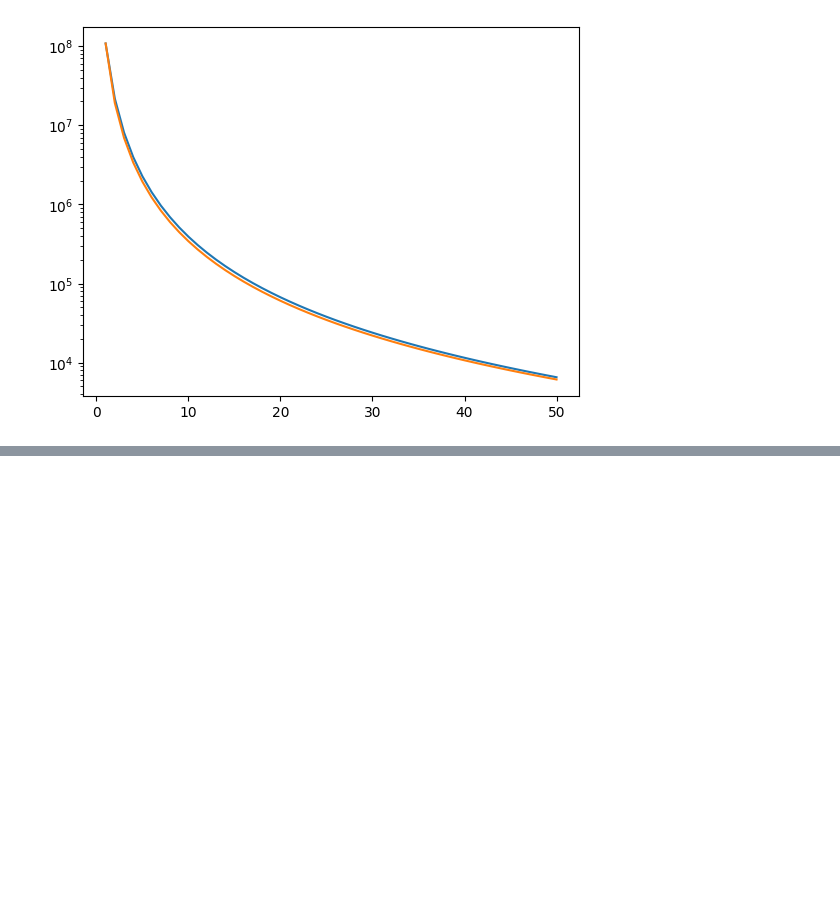
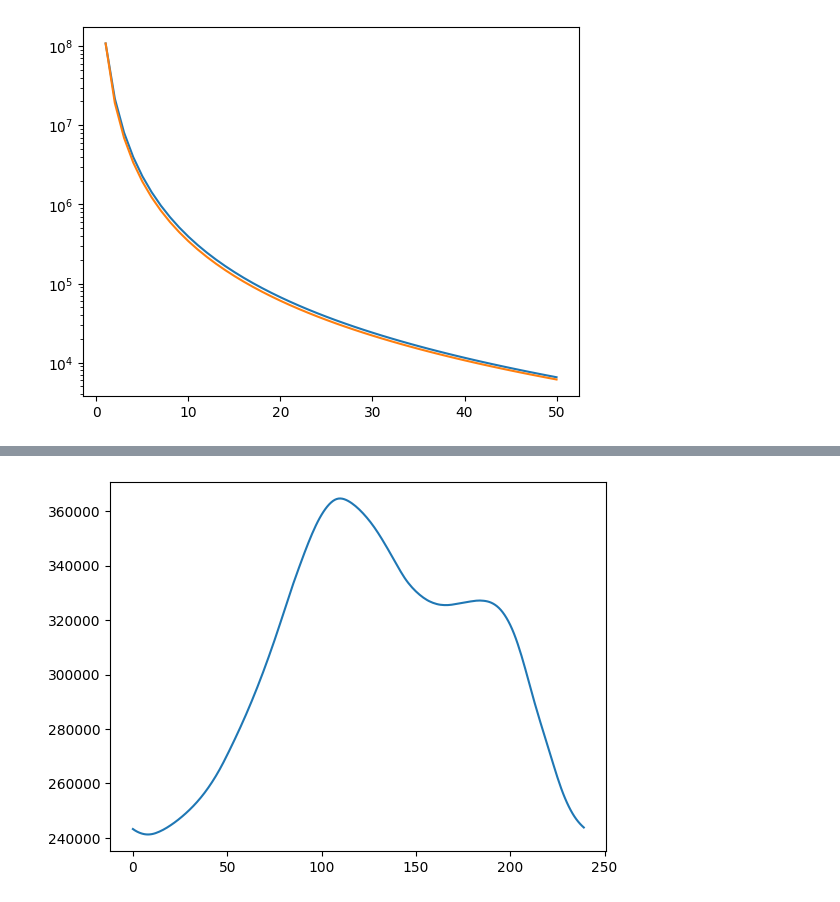
Before and after one commit to christianhbye/croissant, a Jupyter notebook: notebooks/croissant_jax.ipynb, the cells around one changed output, grey strips where cells are left out. Cells and saved outputs as stored; diff of their text form; code cells hidden in the pictures; blank space fills up the shorter version.

```diff
--- a/notebooks/croissant_jax.ipynb
+++ b/notebooks/croissant_jax.ipynb
@@ -168,3 +169,9 @@ plt.show()
+# %%
+plt.figure()
+plt.plot(vis[:, 10])
+plt.show()
+# %% [output]
+[figure, added]
 # %%
 plt.figure()
 plt.plot(freq, vis[150])
```
Also changed, not shown: parts of 6 cells of this notebook, 2 other files.
